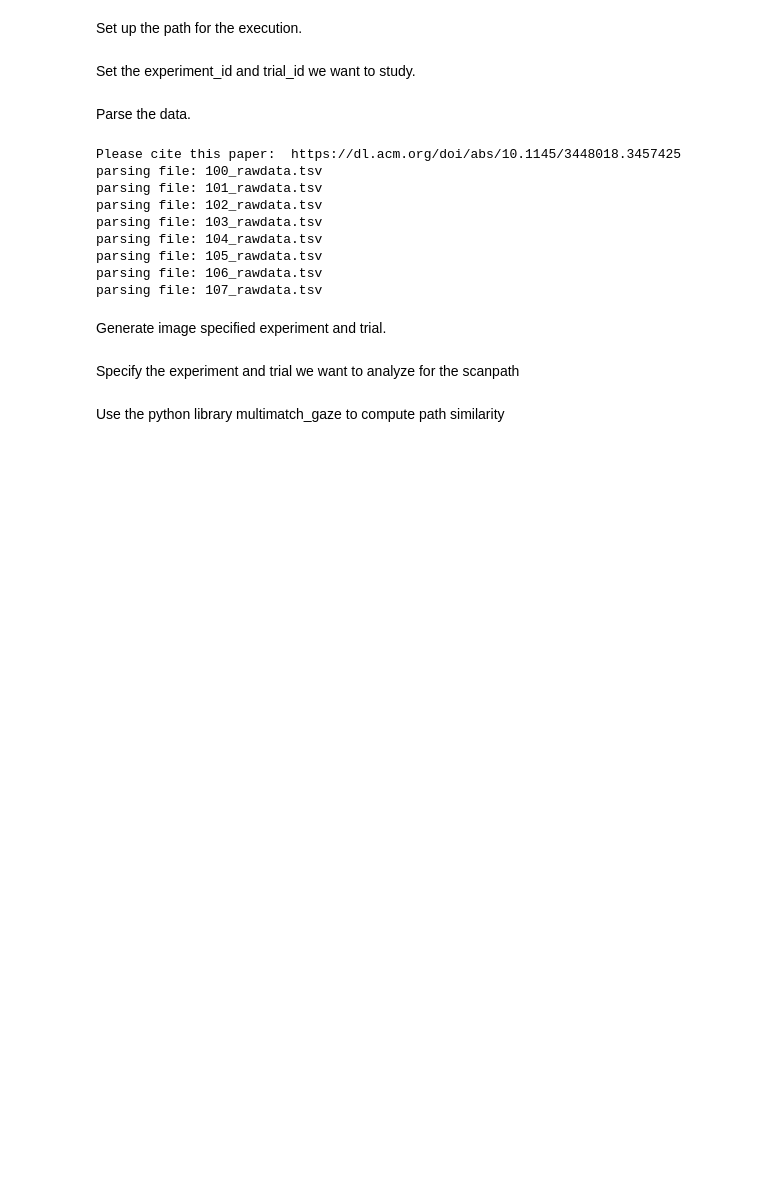
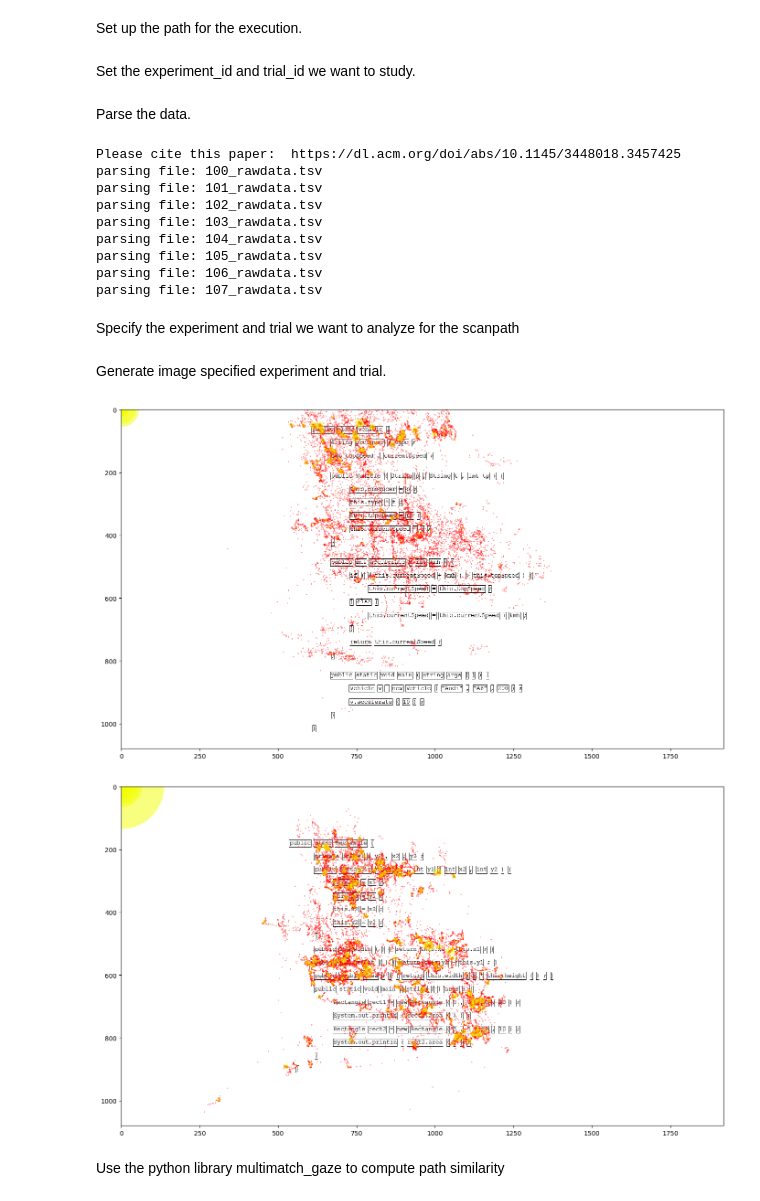
Before and after one commit to Belown/Programmer_Scanpath_Gaze_Behavior, a Jupyter notebook: Playground/EMIP.ipynb, the cells around one changed output. Drawn from its saved outputs; the diff is of its cells as text; code cells hidden in the pictures; blank space fills up the shorter version.

```diff
--- a/Playground/EMIP.ipynb
+++ b/Playground/EMIP.ipynb
@@ -36,3 +36,5 @@ parsing file: 104_rawdata.tsv
 parsing file: 105_rawdata.tsv
 parsing file: 106_rawdata.tsv
 parsing file: 107_rawdata.tsv
+# %% [markdown]
+Specify the experiment and trial we want to analyze for the scanpath
@@ -41,11 +48,12 @@ Generate image specified experiment and trial.
 # %%
 from tools import image_generation
 
 # possible options for image_type are "heatmap", "fixation_duration", "fixation_timeline", "all"
 # when query is set to True, the experiment_id will be determined by the query
 
-image_generation.emip_gen(experiment_id = experiment_id, trial_id = trial_id, eye_events = eye_events, samples = samples, query = False, image_type = 'heatmap')
+image_generation.emip_gen(exp = exp_a, eye_events = eye_events, samples = samples, query = False, image_type = 'all')
 
-image_generation.emip_gen(experiment_id = experiment_id, trial_id = trial_id, eye_events = eye_events, samples = samples, query = True, image_type = 'heatmap')
+image_generation.emip_gen(exp = exp_b, eye_events = eye_events, samples = samples, query = True, image_type = 'all')
+# %% [output]
+[figure, added]
+[figure, added]
-# %% [markdown]
-Specify the experiment and trial we want to analyze for the scanpath
```
Also changed, not shown: parts of 3 cells of this notebook, 4 other files.
